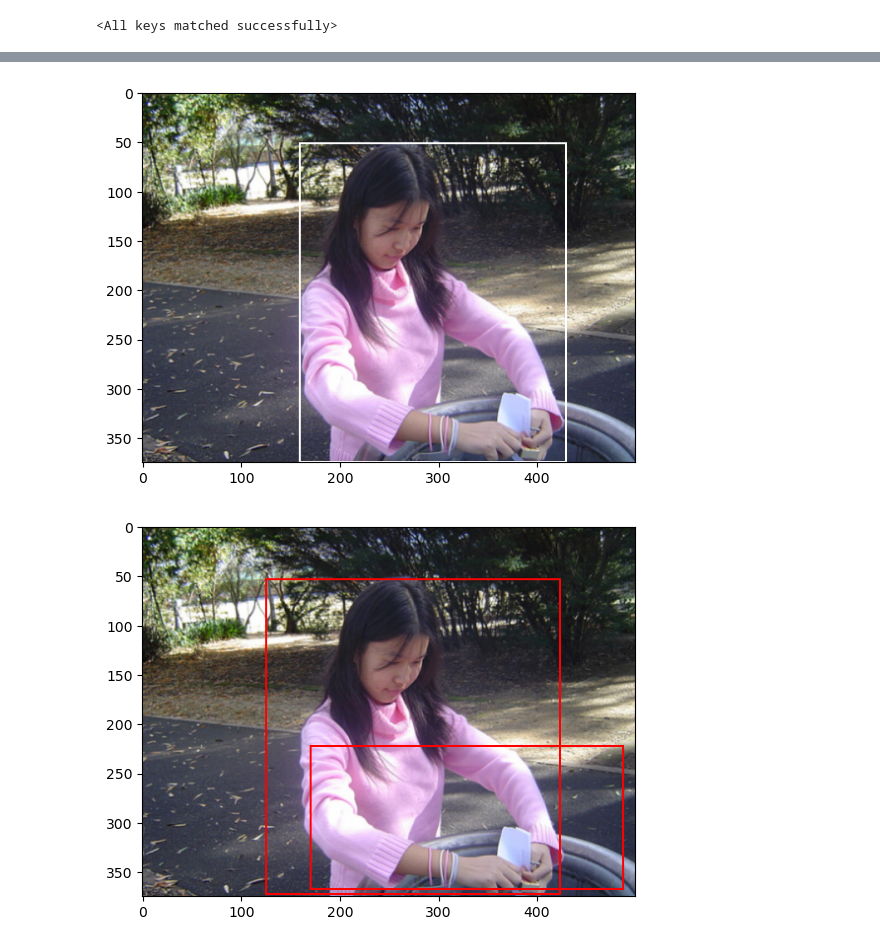
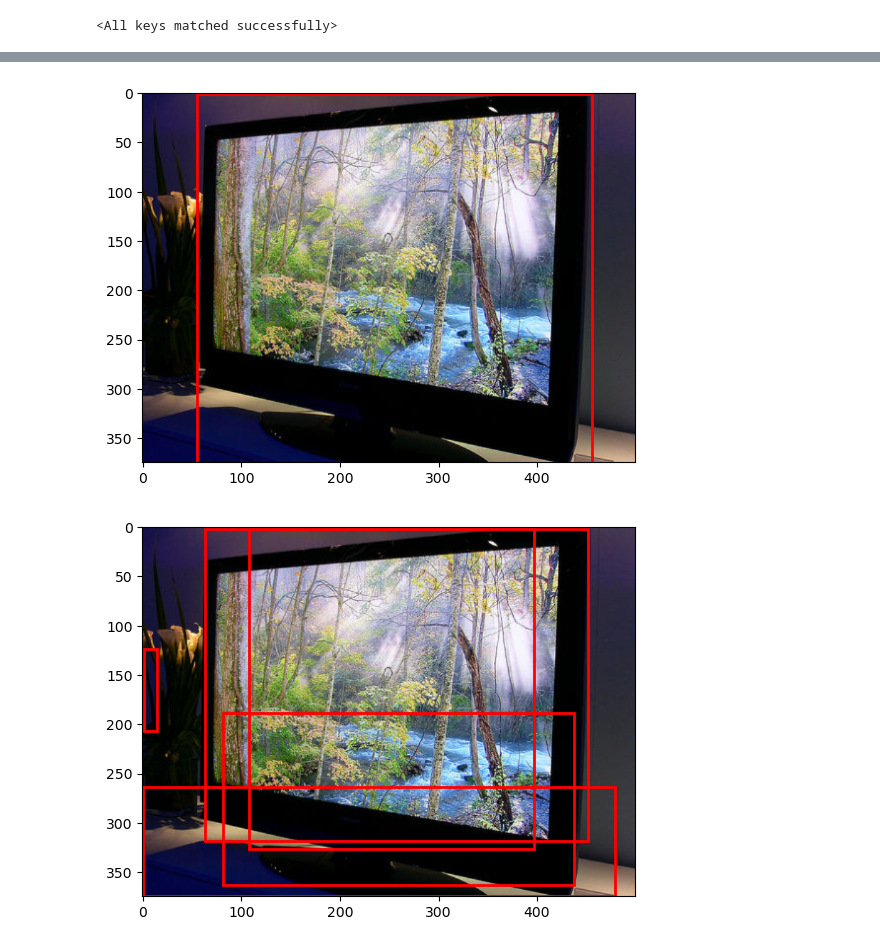
Before and after one commit to vittoriocasula/DL-Project, a Jupyter notebook: src/single_task_object_detection/inference.ipynb, the cells around one changed output, grey strips where cells are left out. Saved outputs shown, nothing was run; the diff lists cells and outputs as text; code cells hidden in the pictures.

Commit message:
add attribute prediction

```diff
--- a/src/single_task_object_detection/inference.ipynb
+++ b/src/single_task_object_detection/inference.ipynb
@@ -83,15 +81,18 @@ def inverse_transform(image):
 # %%
 from model import ObjectDetectionModel
 
-model_path = "models/object_detection/model_2024-06-08_11-19.pth"
+model_path = "models/object_detection/model_2024-06-18_11-08.pth"
 model = ObjectDetectionModel().to(device)
 model.load_state_dict(torch.load(model_path, map_location=device))
 # %% [output]
 <All keys matched successfully>
 # %%
-transform_val = transforms.Compose(
+transform_val = transform = transforms.Compose(
     [
-        transforms.Resize(size=config["transform"]["resize_values"]),
+        transforms.Resize(
+            size=config["transform"]["resize_values"],
+            max_size=config["transform"]["max_size"],
+        ),
         transforms.ToTensor(),
         transforms.Normalize(
             mean=config["transform"]["mean"], std=config["transform"]["std"]
@@ -103,0 +140,8 @@ val_data = VOC08Attr(train=False, transform=transform_val)
+# %%
+import torch.nn.functional as F
+
+
+def resize_image(image, orig_size):
+    return F.interpolate(
+        image.unsqueeze(0), size=orig_size, mode="bilinear", align_corners=False
+    ).squeeze(0)
@@ -104,5 +158,6 @@ val_data = VOC08Attr(train=False, transform=transform_val)
 # %%
-i = 100
+i = torch.randint(0, 100, (1,)).item()
+
 model.eval()
 
 with torch.no_grad():
@@ -111,46 +166,51 @@ with torch.no_grad():
     gt_class = gt_class.to(device)
     gt_bbox = gt_bbox.to(device)
     ss_rois = ss_rois.to(device)
-    gt_bbox = relative_to_absolute_bbox(gt_bbox, image_size)
-    ss_rois = relative_to_absolute_bbox(ss_rois, config["transform"]["resize_values"])
+    orig_w, orig_h = image_size
+    new_w, new_h = (image.shape[3], image.shape[2])
+    gt_bbox = resize_bounding_boxes(
+        gt_bbox, orig_size=(new_w, new_h), new_size=(orig_w, orig_h)
+    )
 
-    indices_batch = get_indices_batch(image.shape[0], ss_rois.shape[0]).unsqueeze(-1)
+    indices_batch = val_data.get_indices_batch(
+        image.shape[0], ss_rois.shape[0]
+    ).unsqueeze(-1)
 
     indices_batch = indices_batch.to(device)
 
-    cls_max_score, max_score, bboxs = model.prediction_img(
-        image, ss_rois, indices_batch
+    cls_max_score_net, max_score_net, bboxs_net = model.prediction_img(
+        image, ss_rois, indices_batch, mean_std_by_class
     )
 
-    bboxs = absolute_to_relative_bbox(bboxs, config["transform"]["resize_values"])
-    bboxs = relative_to_absolute_bbox(bboxs, image_size)
+    pred_bbox, pred_class, pred_score = apply_nms(
+        cls_max_score_net, max_score_net, bboxs_net
+    )
 
-    pred_bbox, pred_class, pred_score = apply_nms(cls_max_score, max_score, bboxs)
+    pred_bbox = resize_bounding_boxes(
+        pred_bbox, orig_size=(new_w, new_h), new_size=(orig_w, orig_h)
+    )
 
-image = transforms.Resize(image_size[::-1], antialias=True)(image.squeeze(0))
-print("ground truth")
 
+print("GROUND TRUTH")
 print(gt_bbox)
-print(gt_class)
-
 print([val_data.id2category[classe.item()] for classe in gt_class])
-print("prediction")
+print("\nPREDICTION\n")
 print(pred_bbox)
 print([val_data.id2category[classe.item()] for classe in pred_class])
+print(pred_score)
 
-print(pred_score)
-show_bbox_with_transform(
-    image.cpu(),
+original_image = resize_image(image.squeeze().cpu(), (orig_h, orig_w))
+show_image_with_boxes(
+    original_image,
     gt_bbox.cpu(),
     mean=config["transform"]["mean"],
     std=config["transform"]["std"],
 )
 
-show_bbox_with_transform(
-    image.cpu(),
+show_image_with_boxes(
+    original_image,
     pred_bbox.cpu(),
     mean=config["transform"]["mean"],
     std=config["transform"]["std"],
-    color="red",
 )
 # %% [output]
@@ -166,2 +230,2 @@ tensor([0.9945, 0.6106], device='cuda:0')
-[figure, old version]
+[figure, new version]
-[figure, old version]
+[figure, new version]
```
Also changed, not shown: parts of 4 cells of this notebook, 23 other files.
